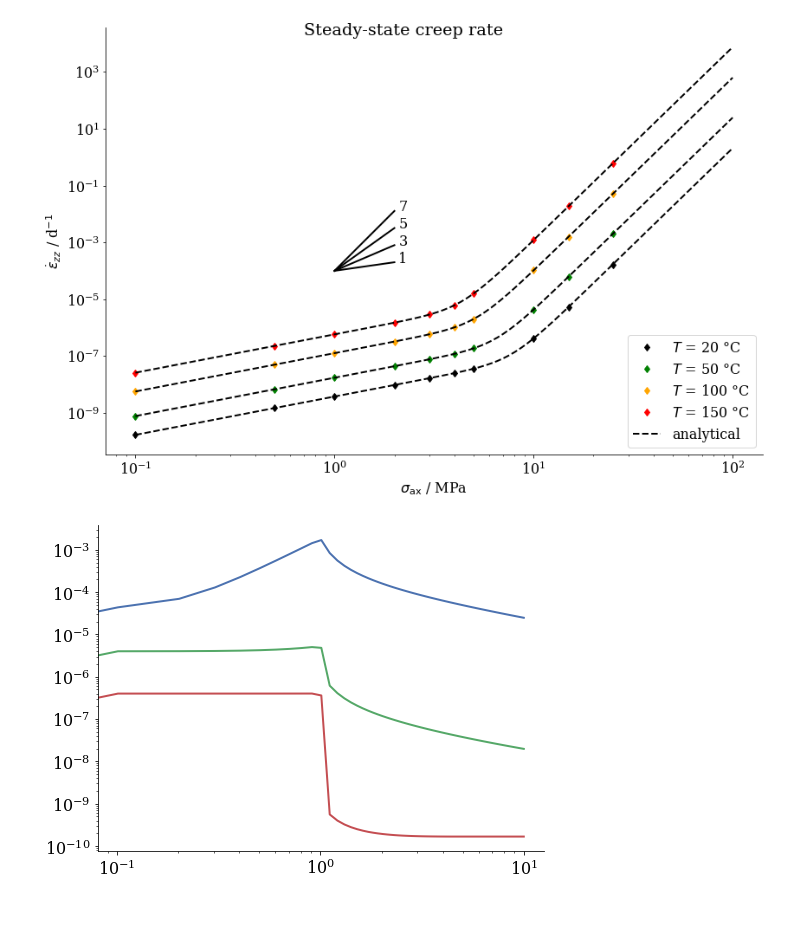
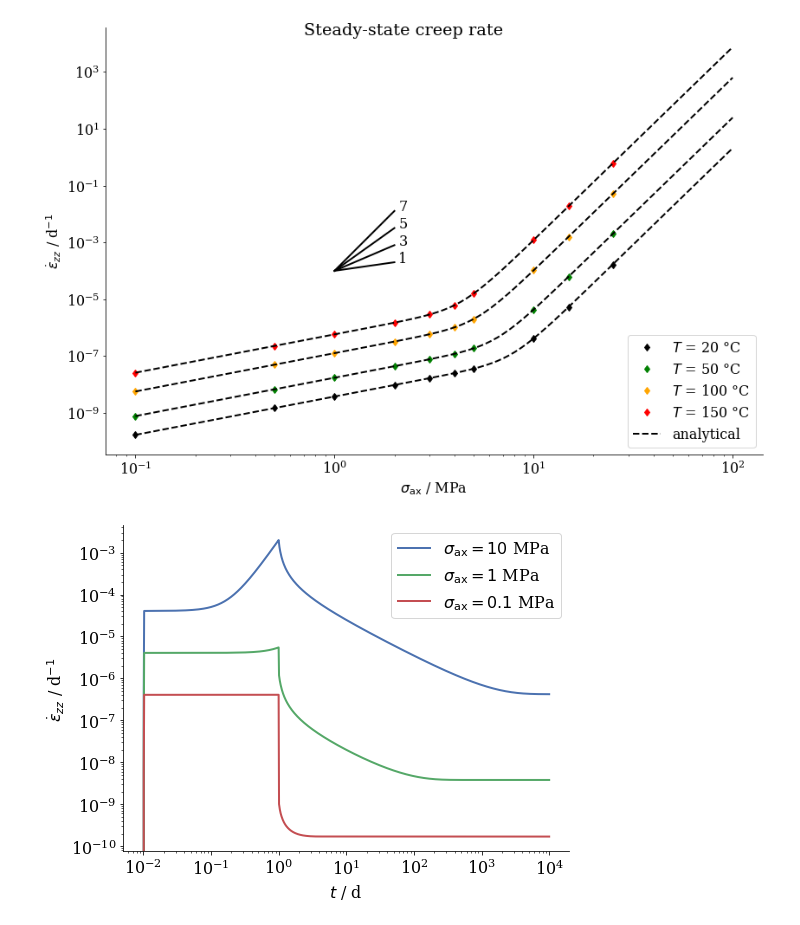
Before and after one commit to nagelt/MechanicsTrainingCourse2020, a Jupyter notebook: MFront/GS.ipynb, the cells around one changed output. Drawn from its saved outputs; the diff is of its cells as text; code cells hidden in the pictures.

```diff
--- a/MFront/GS.ipynb
+++ b/MFront/GS.ipynb
@@ -372,7 +372,7 @@ fig.tight_layout();
 [figure]
 # %%
 #HIDDEN
-def run_stress_effect_sim(t_discrete, sax, T):
+def run_stress_effect_sim(t_discrete, sax, T,ev0=1e-12):
     m    = mtest.MTest()
     m.setMaximumNumberOfSubSteps(10)
     m.setBehaviour('generic', 'src/libBehaviour.so', 'GuentherSalzer')
@@ -393,7 +393,7 @@ def run_stress_effect_sim(t_discrete, sax, T):
     m.setMaterialProperty('SecondaryPowerLawExponent2', ns2)
     m.setMaterialProperty('SecondaryActivationEnergy2', Q2)
     m.setMaterialProperty('HardeningExponent', mup)
-    m.setMaterialProperty('InitialHardening', 1e-12)
+    m.setMaterialProperty('InitialHardening', ev0)
     m.setMaterialProperty('ReferenceStress', s0)
     m.setExternalStateVariable("Temperature", T)
     s = mtest.MTestCurrentState()
@@ -450,14 +450,20 @@ ax.legend(loc='lower right');
 [figure]
 # %%
 #HIDDEN
-times = np.linspace(0,1e1,100)
+times = np.append(np.array([0]),np.logspace(-2,4,1000))
+dt = np.array([])
+for i,t in enumerate(times[1:]):
+    dt = np.append(dt,times[i]-times[i-1])
 eps1, eps0 = run_stress_effect_sim(times,10,20+273.15)
-plt.plot(times,(eps1-eps0)/(times[1]-times[0]))
+plt.plot(times[1:],(eps1[1:]-eps0[1:])/dt,label='$\\sigma_\\mathrm{ax} = 10$ MPa')
 eps1, eps0 = run_stress_effect_sim(times,1,20+273.15)
-plt.plot(times,(eps1-eps0)/(times[1]-times[0]))
+plt.plot(times[1:],(eps1[1:]-eps0[1:])/dt,label='$\\sigma_\\mathrm{ax} = 1$ MPa')
 eps1, eps0 = run_stress_effect_sim(times,0.1,20+273.15)
-plt.plot(times,(eps1-eps0)/(times[1]-times[0]))
+plt.plot(times[1:],(eps1[1:]-eps0[1:])/dt,label='$\\sigma_\\mathrm{ax} = 0.1$ MPa')
 plt.xscale('log')
 plt.yscale('log')
+plt.xlabel('$t$ / d')
+plt.ylabel('$\\dot{\\epsilon}_{zz}$ / d$^{-1}$')
+plt.legend();
 # %% [output]
-[figure, old version]
+[figure, new version]
```
Also changed, not shown: parts of 1 cell of this notebook, 1 other file.
